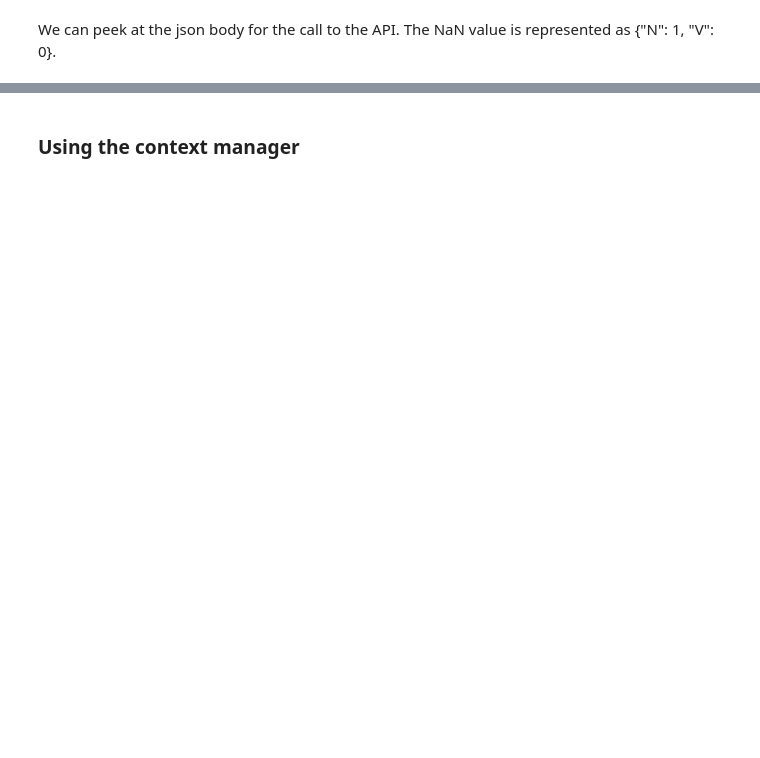
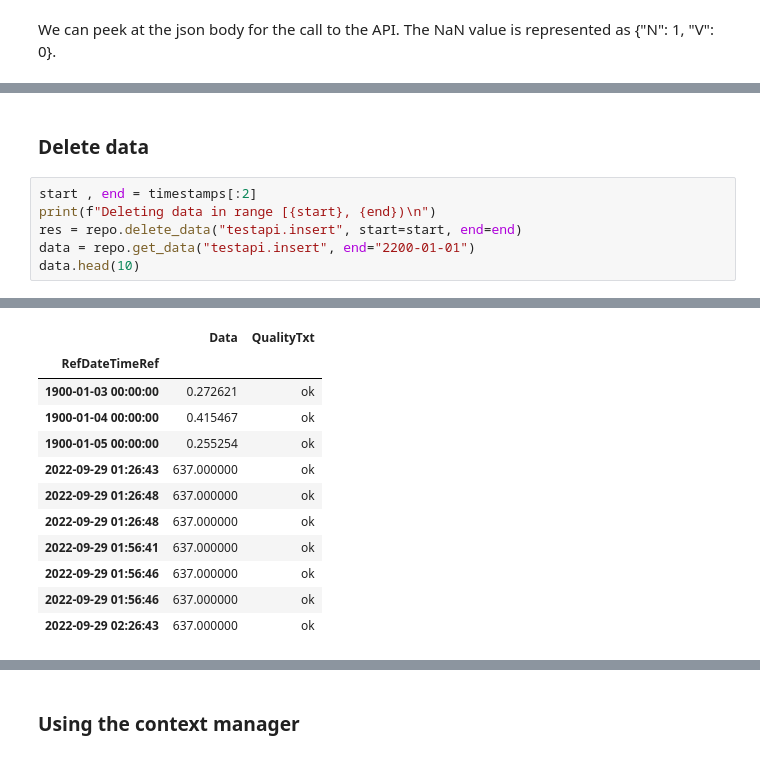
Before and after one commit to DHI/watobs, a Jupyter notebook: notebooks/DIMSFARM_example.ipynb, the cells around one changed output, grey strips where cells are left out. Saved outputs shown, nothing was run; the diff lists cells and outputs as text; blank space fills up the shorter version.

```diff
--- a/notebooks/DIMSFARM_example.ipynb
+++ b/notebooks/DIMSFARM_example.ipynb
@@ -162 +137,10 @@ json.loads(res.request.body)
  'QualityLevel': [0, 0, 0, 0, 0]}
+# %% [markdown]
+### Delete data
+# %%
+start , end = timestamps[:2]
+print(f"Deleting data in range [{start}, {end})\n")
+res = repo.delete_data("testapi.insert", start=start, end=end)
+data = repo.get_data("testapi.insert", end="2200-01-01")
+data.head(10)
+# %% [output]
@@ -162,0 +148,12 @@ json.loads(res.request.body)
+|  | Data | QualityTxt |
+| RefDateTimeRef |  |  |
+| 1900-01-03 00:00:00 | 0.272621 | ok |
+| 1900-01-04 00:00:00 | 0.415467 | ok |
+| 1900-01-05 00:00:00 | 0.255254 | ok |
+| 2022-09-29 01:26:43 | 637.000000 | ok |
+| 2022-09-29 01:26:48 | 637.000000 | ok |
+| 2022-09-29 01:26:48 | 637.000000 | ok |
+| 2022-09-29 01:56:41 | 637.000000 | ok |
+| 2022-09-29 01:56:46 | 637.000000 | ok |
+| 2022-09-29 01:56:46 | 637.000000 | ok |
+| 2022-09-29 02:26:43 | 637.000000 | ok |
```
Also changed, not shown: parts of 17 cells of this notebook, 1 other file.
